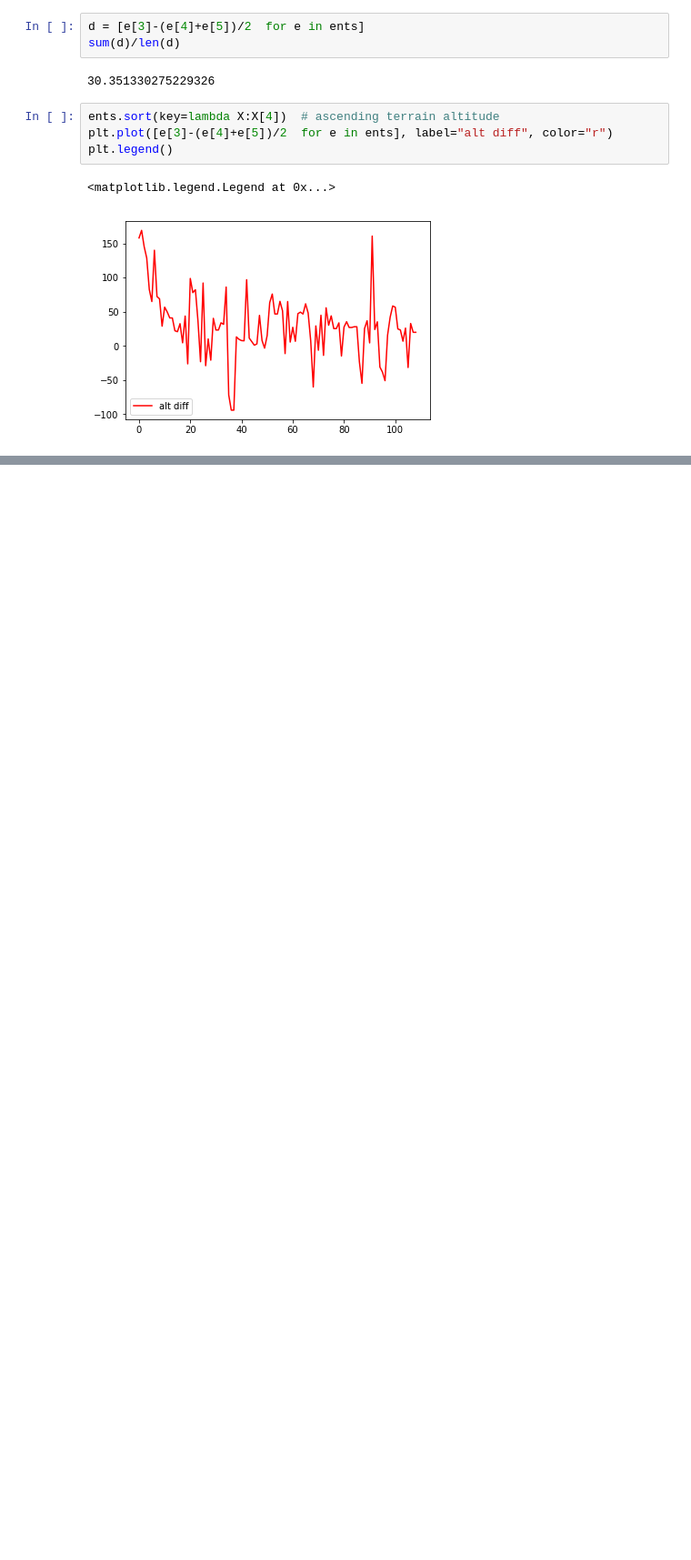
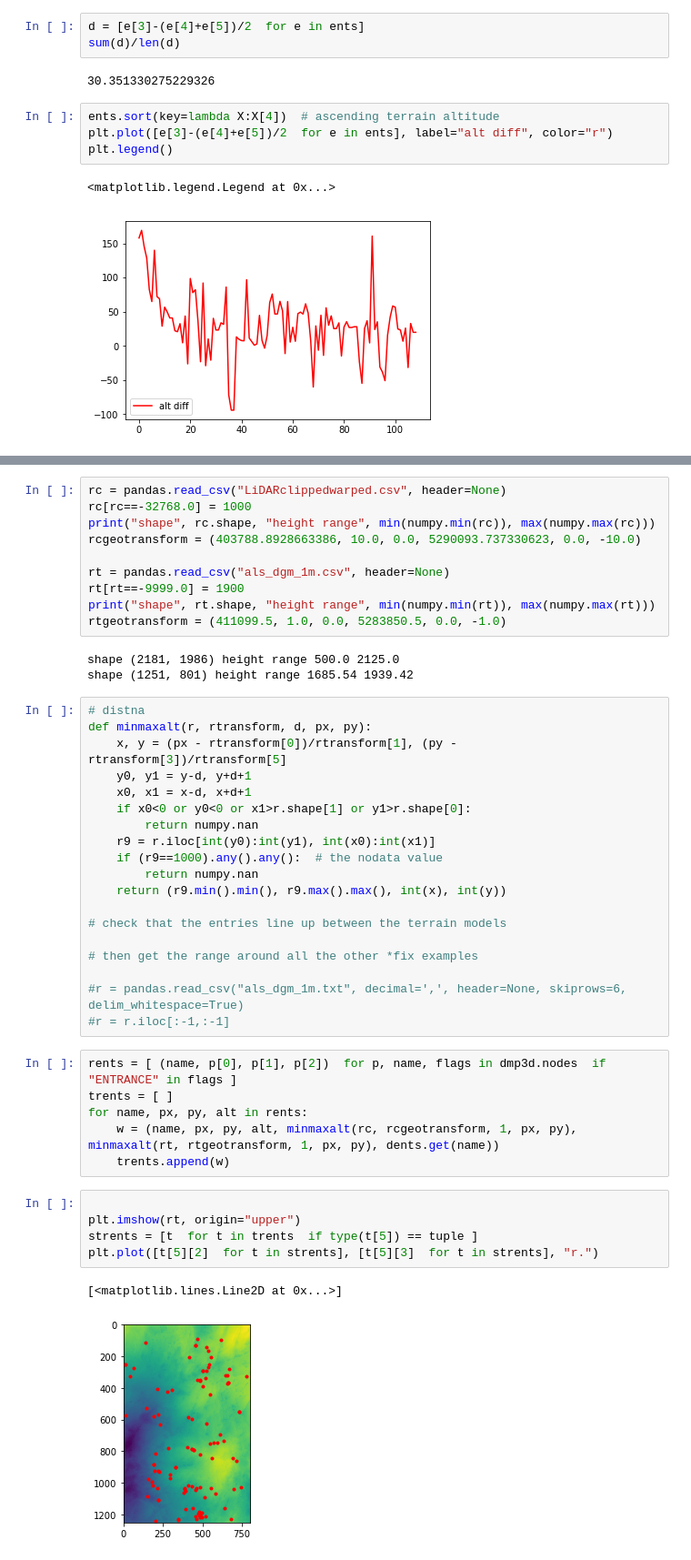
Before and after one commit to goatchurchprime/goatchurchprime.github.io, a Jupyter notebook: Loser1terrain.ipynb, the cells around one changed output, grey strips where cells are left out. Shown at 91% size. Cells and saved outputs as stored; diff of their text form; blank space fills up the shorter version.

Commit message:
showing terrain stations in position

```diff
--- a/Loser1terrain.ipynb
+++ b/Loser1terrain.ipynb
@@ -104,0 +122,46 @@ src_ds.show()
+# %%
+rc = pandas.read_csv("LiDARclippedwarped.csv", header=None)
+rc[rc==-32768.0] = 1000
+print("shape", rc.shape, "height range", min(numpy.min(rc)), max(numpy.max(rc)))
+rcgeotransform = (403788.8928663386, 10.0, 0.0, 5290093.737330623, 0.0, -10.0)
+
+rt = pandas.read_csv("als_dgm_1m.csv", header=None)
+rt[rt==-9999.0] = 1900
+print("shape", rt.shape, "height range", min(numpy.min(rt)), max(numpy.max(rt)))
+rtgeotransform = (411099.5, 1.0, 0.0, 5283850.5, 0.0, -1.0)
+# %% [output]
+shape (2181, 1986) height range 500.0 2125.0
+shape (1251, 801) height range 1685.54 1939.42
+# %%
+# distna
+def minmaxalt(r, rtransform, d, px, py):
+    x, y = (px - rtransform[0])/rtransform[1], (py - rtransform[3])/rtransform[5]
+    y0, y1 = y-d, y+d+1
+    x0, x1 = x-d, x+d+1
+    if x0<0 or y0<0 or x1>r.shape[1] or y1>r.shape[0]:
+        return numpy.nan
+    r9 = r.iloc[int(y0):int(y1), int(x0):int(x1)]
+    if (r9==1000).any().any():  # the nodata value
+        return numpy.nan
+    return (r9.min().min(), r9.max().max(), int(x), int(y))
+
+# check that the entries line up between the terrain models
+
+# then get the range around all the other *fix examples
+
+#r = pandas.read_csv("als_dgm_1m.txt", decimal=',', header=None, skiprows=6, delim_whitespace=True)
+#r = r.iloc[:-1,:-1]
+# %%
+rents = [ (name, p[0], p[1], p[2])  for p, name, flags in dmp3d.nodes  if "ENTRANCE" in flags ]
+trents = [ ]
+for name, px, py, alt in rents:
+    w = (name, px, py, alt, minmaxalt(rc, rcgeotransform, 1, px, py), minmaxalt(rt, rtgeotransform, 1, px, py), dents.get(name))
+    trents.append(w)
+# %%
+
+plt.imshow(rt, origin="upper")
+strents = [t  for t in trents  if type(t[5]) == tuple ]
+plt.plot([t[5][2]  for t in strents], [t[5][3]  for t in strents], "r.")
+# %% [output]
+[<matplotlib.lines.Line2D at 0x...>]
+[figure, added]
```
Also changed, not shown: parts of 16 cells of this notebook.
